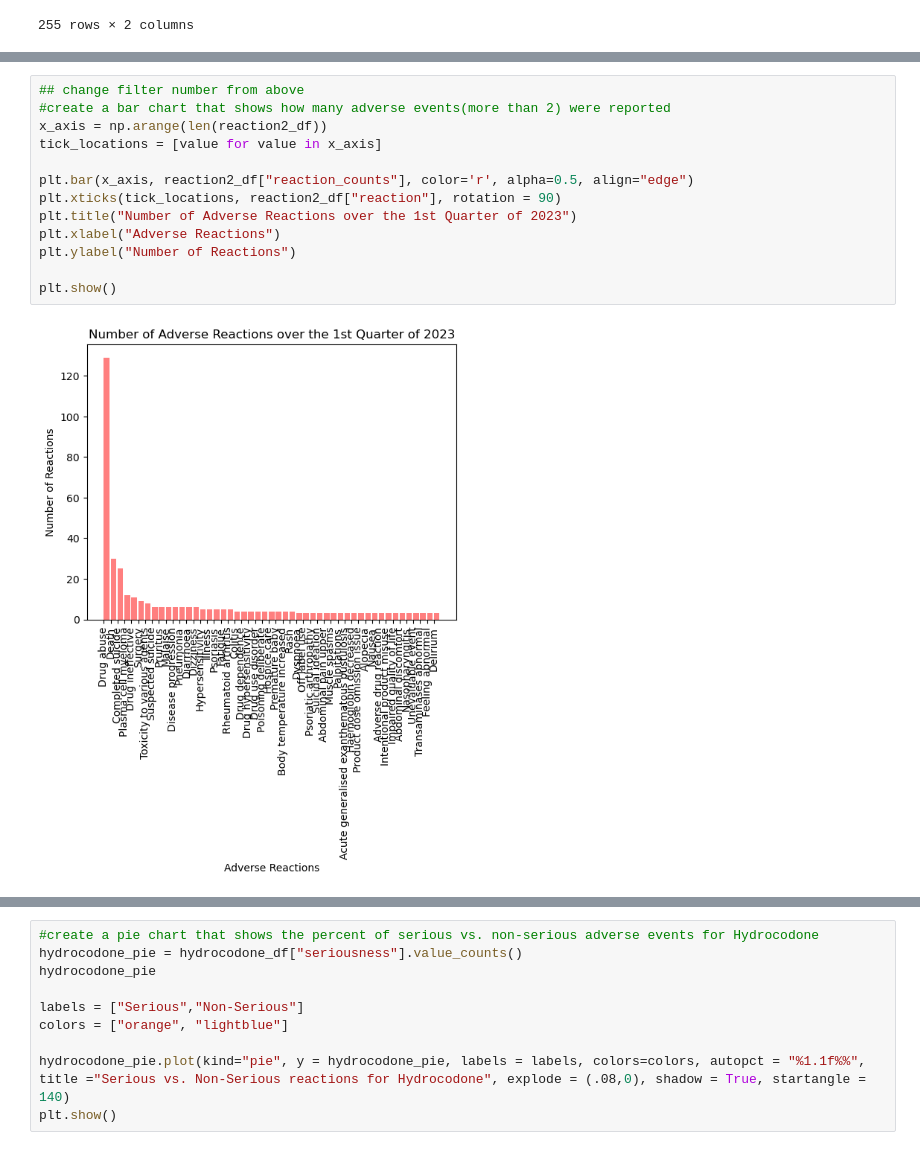
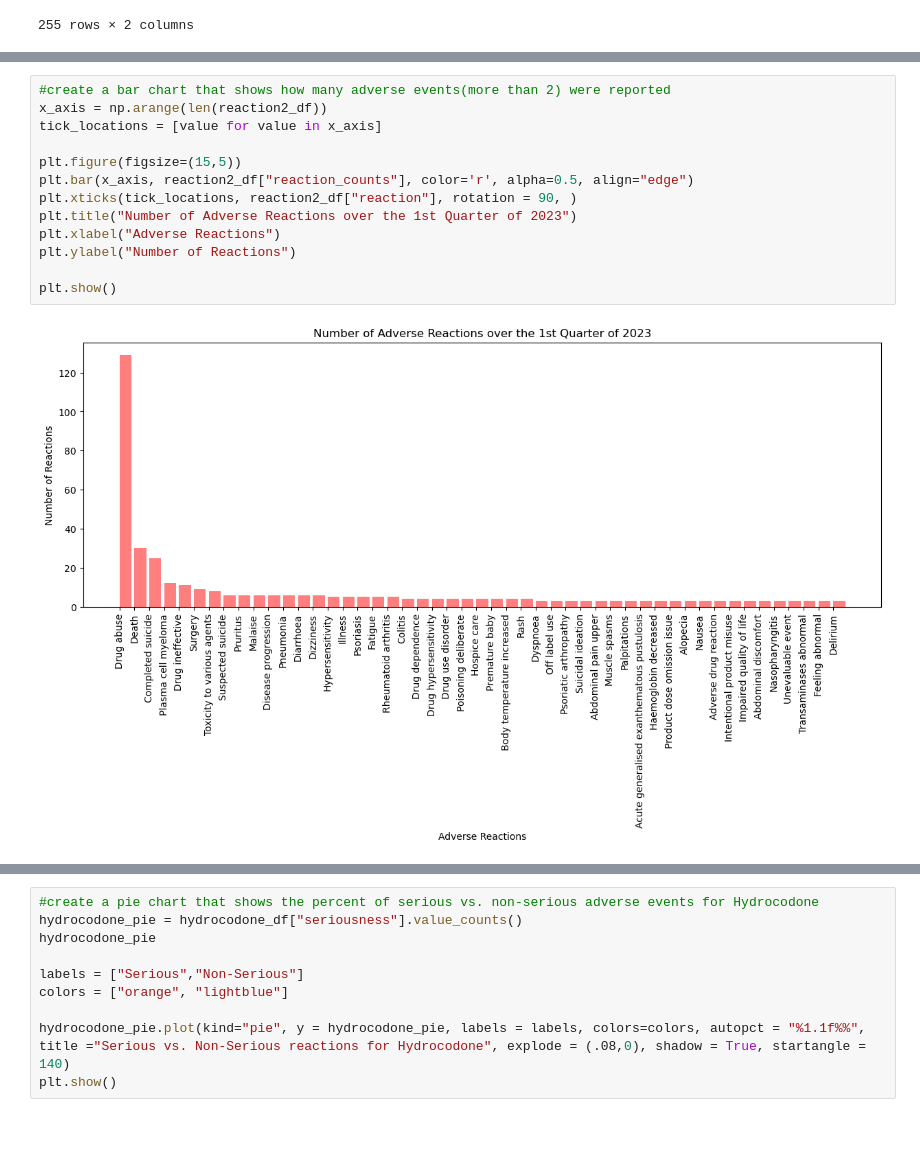
Before and after one commit to EBPaz/Adverse_Drug_Events_In_Pain_Medications, a Jupyter notebook: Eva/main dataframe.ipynb, the cells around one changed output, grey strips where cells are left out. Cells and saved outputs as stored; diff of their text form.

```diff
--- a/Eva/main dataframe.ipynb
+++ b/Eva/main dataframe.ipynb
@@ -349,17 +350,17 @@ reaction2_df
 | 47 | Feeling abnormal | 3 |
 | 48 | Delirium | 3 |
 # %%
-## change filter number from above
 #create a bar chart that shows how many adverse events(more than 2) were reported
 x_axis = np.arange(len(reaction2_df))
 tick_locations = [value for value in x_axis]
 
+plt.figure(figsize=(15,5))
 plt.bar(x_axis, reaction2_df["reaction_counts"], color='r', alpha=0.5, align="edge")
-plt.xticks(tick_locations, reaction2_df["reaction"], rotation = 90)
+plt.xticks(tick_locations, reaction2_df["reaction"], rotation = 90, )
 plt.title("Number of Adverse Reactions over the 1st Quarter of 2023")
 plt.xlabel("Adverse Reactions")
 plt.ylabel("Number of Reactions")
 
 plt.show()
 # %% [output]
-[figure, old version]
+[figure, new version]
```
Also changed, not shown: parts of 23 cells of this notebook.
